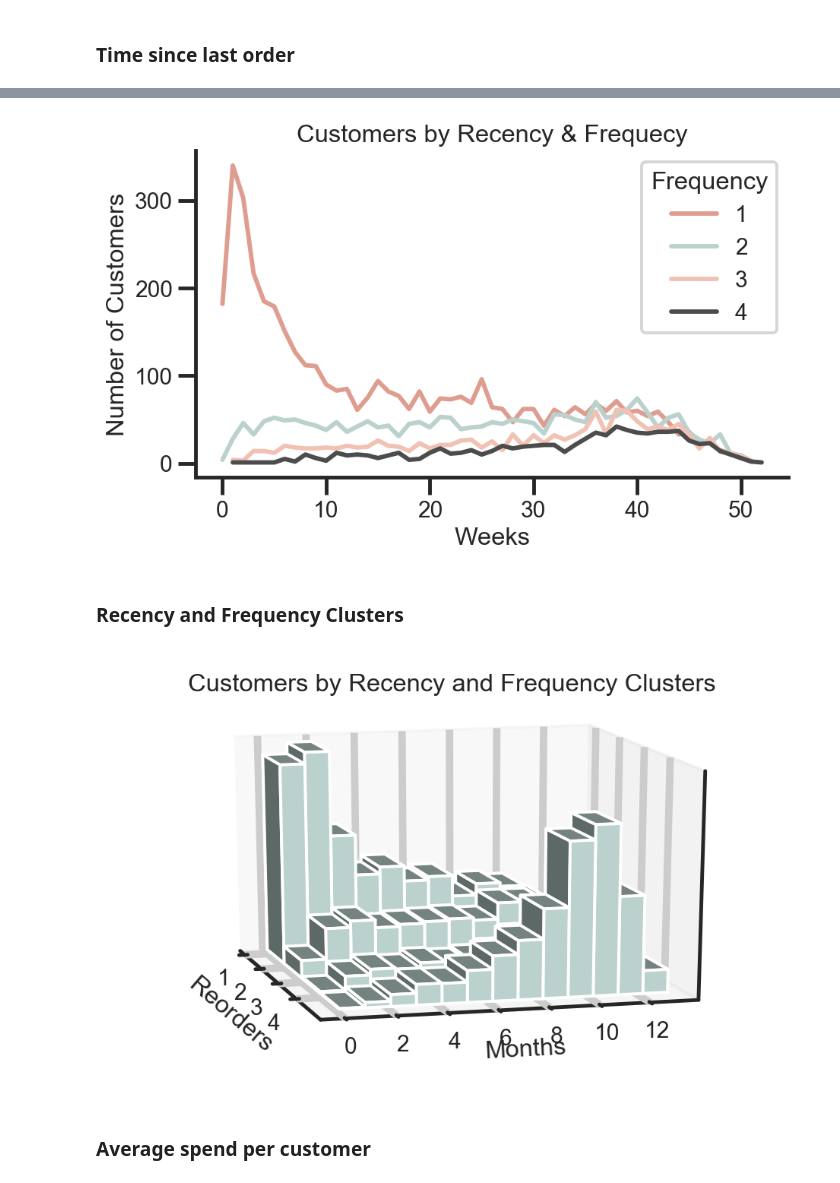
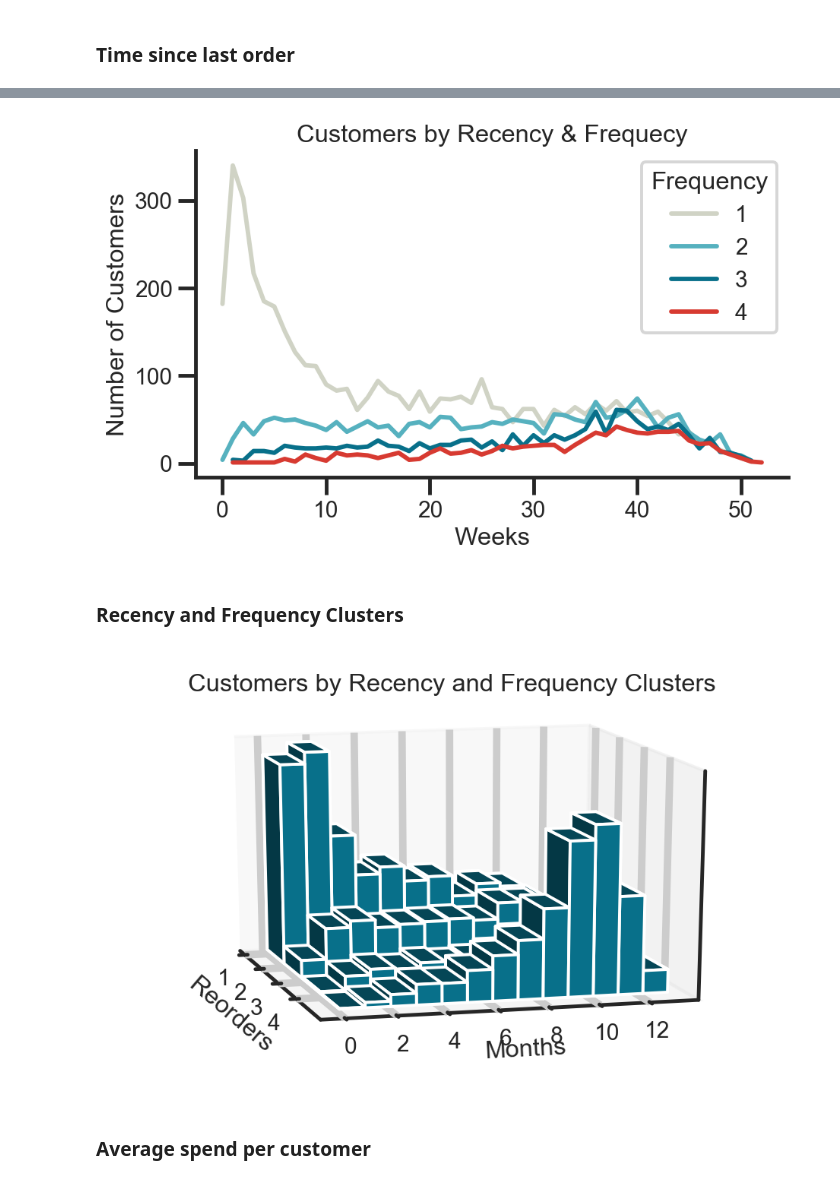
Before and after one commit to dhiman2/clv-cdnow, a Jupyter notebook: CDNOW-EDA.ipynb, the cells around one changed output, grey strips where cells are left out. Drawn from its saved outputs; the diff is of its cells as text; code cells hidden in the pictures.

Commit message:
Update CDNOW-EDA.ipynb
Change color palette

```diff
--- a/CDNOW-EDA.ipynb
+++ b/CDNOW-EDA.ipynb
@@ -48,7 +51,8 @@ sns.set(style="ticks")
 sns.set_context("poster", font_scale = .7, rc={"grid.linewidth": 5})
 # %%
 flaconi = ['#DE9D8F','#BAD1CD', '#F1C2B4', '#4C4C4C', '#C6E0D4', '#D5D5D5']#, '#F6F6F6', '#83132B']
-sns.set_palette(flaconi)
+greek_salad = ['#D0D3C5', '#56B1BF', '#08708A', '#D73A31', '#032B2F']
+sns.set_palette(greek_salad)
 #sns.palplot(sns.color_palette())
 # %% [markdown]
 ## Read Transaction Log
@@ -283,7 +287,7 @@ recency.columns = ['WEEKS', 'REORDERS', 'CUSTOMER_RETAINED']
 recency = recency.loc[recency.REORDERS >= 1]
 recency = recency.loc[recency.REORDERS <= 4]
 # %%
-ax = sns.lineplot(x='WEEKS', y='CUSTOMER_RETAINED', hue='REORDERS', data=recency, palette=flaconi[:4])
+ax = sns.lineplot(x='WEEKS', y='CUSTOMER_RETAINED', hue='REORDERS', data=recency, palette=greek_salad[:4])
 ax.set(xlabel='Weeks', ylabel='Number of Customers', title='Customers by Recency & Frequecy')
 
 #ax.set_xlim(0, 12)
@@ -295,7 +299,7 @@ ax.legend(handles=handles[1:], labels=labels[1:], title="Frequency")
 plt.tight_layout()
 sns.despine();
 # %% [output]
-[figure, old version]
+[figure, new version]
 # %%
 rf = pd.DataFrame(df_rmf.groupby(['recency', 'frequency']).size())
 rf = rf.reset_index()
@@ -319,35 +323,35 @@ import matplotlib.pyplot as plt
 from mpl_toolkits.mplot3d import Axes3D  # noqa: F401 unused import
 
 
 # setup the figure and axes
 fig = plt.figure()
 ax1 = fig.add_subplot(111, projection='3d')
 
 # fake data
 _y = rf.RECENCY.unique()
 _x = rf.FREQUENCY.unique()
 _xx, _yy = np.meshgrid(_x, _y)
 x, y = _xx.ravel(), _yy.ravel()
 
 top = rf.CUSTOMERS.values
 bottom = np.zeros_like(top)
 width = depth = 1
 
-ax1.bar3d(x, y, bottom, width, depth, top, shade=True, color = '#BAD1CD')
+ax1.bar3d(x, y, bottom, width, depth, top, shade=True, color = greek_salad[2])
 ax1.set_xlabel('Reorders')
 ax1.set_ylabel('Months')
 ax1.set_title('Customers by Recency and Frequency Clusters')
 ax1.set_zlabel('')
 ax1.set_zticks([])
 ax1.set_xticks([1,2,3,4])
 #ax1.set_yticks([0,2,4,6,8,10,12])
 
 ax1.view_init(15, -15)
 sns.despine()
 plt.tight_layout()
 plt.show()
 # %% [output]
-[figure, old version]
+[figure, new version]
 # %% [markdown]
 ### Average spend per customer
 # %%
```
Also changed, not shown: parts of 7 cells of this notebook.
